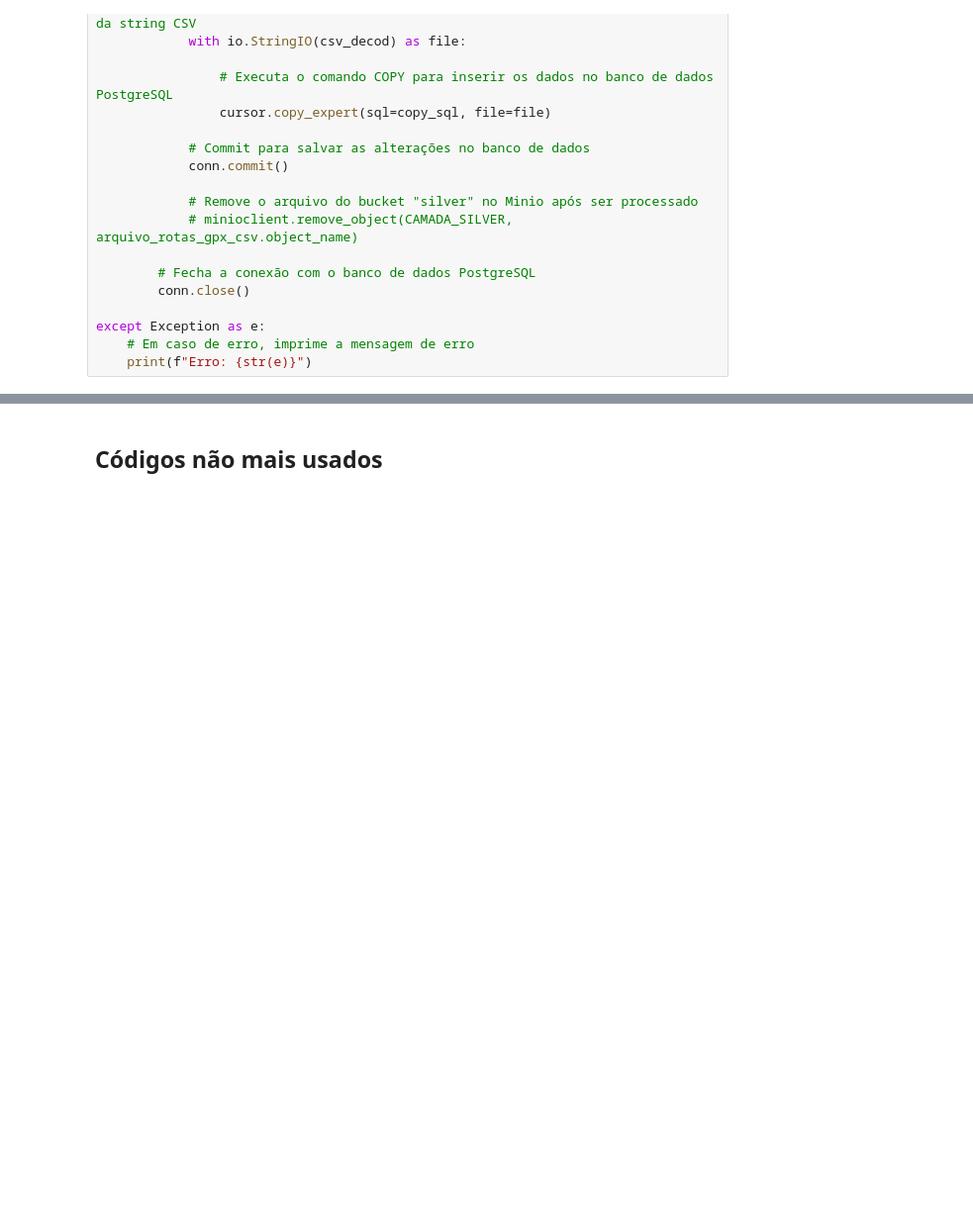
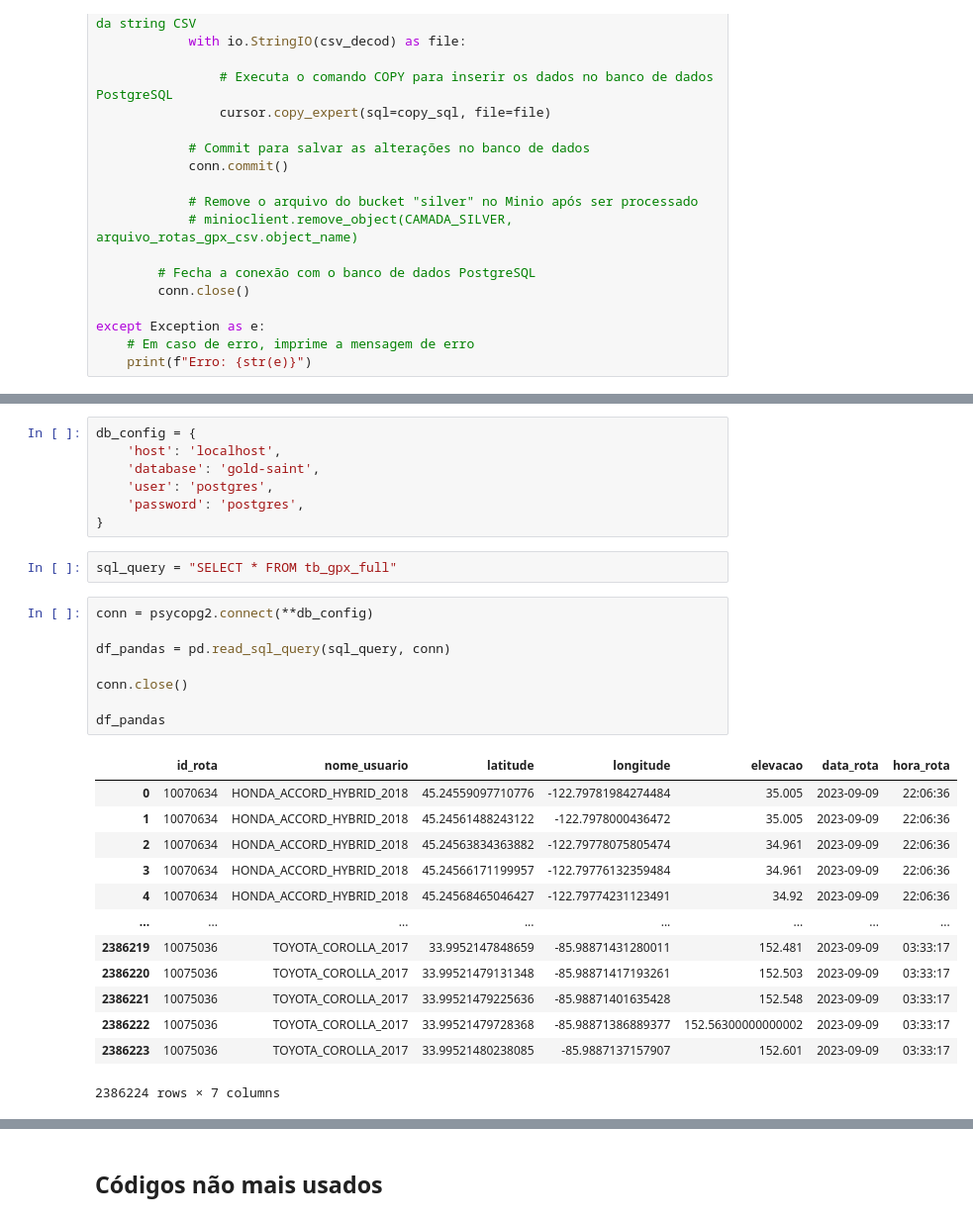
Before and after one commit to ThigaoRibeiro/tcc-ufrj-pipeline, a Jupyter notebook: Teste_WebScraping_OpenStreetMap.ipynb, the cells around one changed output, grey strips where cells are left out. Shown at 99% size. Drawn from its saved outputs; the diff is of its cells as text; blank space fills up the shorter version.

```diff
--- a/Teste_WebScraping_OpenStreetMap.ipynb
+++ b/Teste_WebScraping_OpenStreetMap.ipynb
@@ -623,0 +870,31 @@ except Exception as e:
+# %%
+db_config = {
+    'host': 'localhost',
+    'database': 'gold-saint',
+    'user': 'postgres',
+    'password': 'postgres',
+}
+# %%
+sql_query = "SELECT * FROM tb_gpx_full"
+# %%
+conn = psycopg2.connect(**db_config)
+
+df_pandas = pd.read_sql_query(sql_query, conn)
+
+conn.close()
+
+df_pandas
+# %% [output]
+|  | id_rota | nome_usuario | latitude | longitude | elevacao | data_rota | hora_rota |
+| 0 | 10070634 | HONDA_ACCORD_HYBRID_2018 | 45.24559097710776 | -122.79781984274484 | 35.005 | 2023-09-09 | 22:06:36 |
+| 1 | 10070634 | HONDA_ACCORD_HYBRID_2018 | 45.24561488243122 | -122.7978000436472 | 35.005 | 2023-09-09 | 22:06:36 |
+| 2 | 10070634 | HONDA_ACCORD_HYBRID_2018 | 45.24563834363882 | -122.79778075805474 | 34.961 | 2023-09-09 | 22:06:36 |
+| 3 | 10070634 | HONDA_ACCORD_HYBRID_2018 | 45.24566171199957 | -122.79776132359484 | 34.961 | 2023-09-09 | 22:06:36 |
+| 4 | 10070634 | HONDA_ACCORD_HYBRID_2018 | 45.24568465046427 | -122.79774231123491 | 34.92 | 2023-09-09 | 22:06:36 |
+| ... | ... | ... | ... | ... | ... | ... | ... |
+| 2386219 | 10075036 | TOYOTA_COROLLA_2017 | 33.9952147848659 | -85.98871431280011 | 152.481 | 2023-09-09 | 03:33:17 |
+| 2386220 | 10075036 | TOYOTA_COROLLA_2017 | 33.99521479131348 | -85.98871417193261 | 152.503 | 2023-09-09 | 03:33:17 |
+| 2386221 | 10075036 | TOYOTA_COROLLA_2017 | 33.99521479225636 | -85.98871401635428 | 152.548 | 2023-09-09 | 03:33:17 |
+| 2386222 | 10075036 | TOYOTA_COROLLA_2017 | 33.99521479728368 | -85.98871386889377 | 152.56300000000002 | 2023-09-09 | 03:33:17 |
+| 2386223 | 10075036 | TOYOTA_COROLLA_2017 | 33.99521480238085 | -85.9887137157907 | 152.601 | 2023-09-09 | 03:33:17 |
+2386224 rows × 7 columns
```
Also changed, not shown: parts of 33 cells of this notebook, 21 other files.
